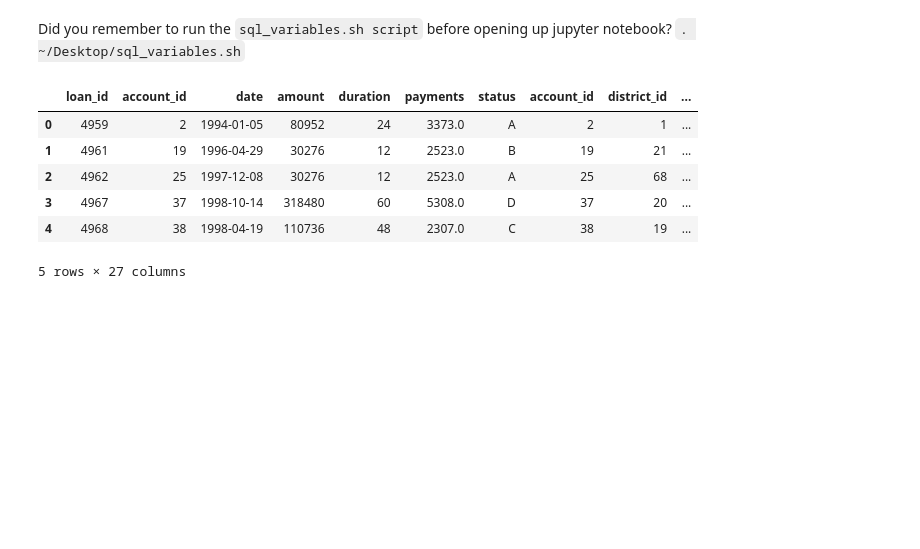
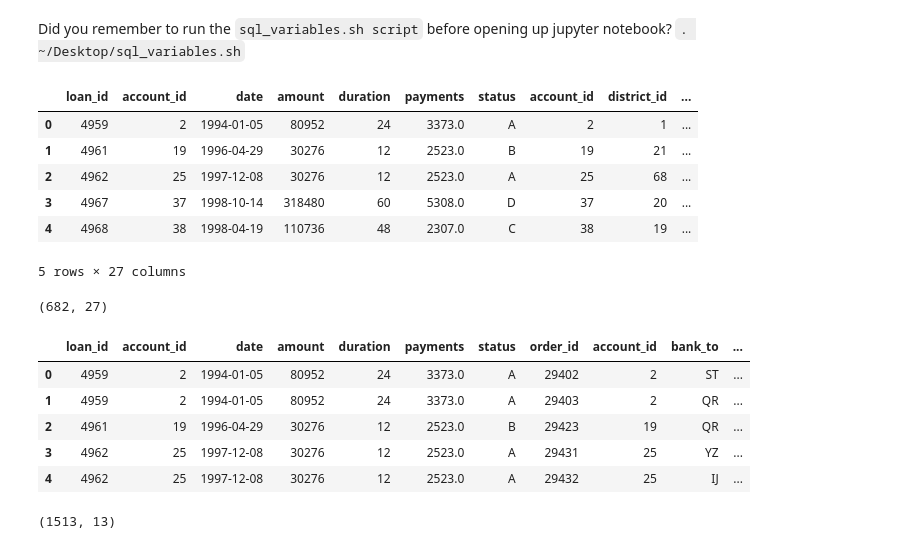
Before and after one commit to mecan80/DS_projects, a Jupyter notebook: unit4_project/data_export_from_mysql_server.ipynb, the cells around one changed output. Drawn from its saved outputs; the diff is of its cells as text; code cells hidden in the pictures; blank space fills up the shorter version.

```diff
--- a/unit4_project/data_export_from_mysql_server.ipynb
+++ b/unit4_project/data_export_from_mysql_server.ipynb
@@ -26,3 +25,23 @@ loan_df.head()
 | 3 | 4967 | 37 | 1998-10-14 | 318480 | 60 | 5308.0 | D | 37 | 20 | ... |
 | 4 | 4968 | 38 | 1998-04-19 | 110736 | 48 | 2307.0 | C | 38 | 19 | ... |
 5 rows × 27 columns
+# %%
+loan_df.shape
+# %% [output]
+(682, 27)
+# %%
+loan_order_df = pd.read_sql("SELECT * FROM loan l \
+                    JOIN financial.order o ON l.account_id = o.account_id", conn)
+# %%
+loan_order_df.head()
+# %% [output]
+|  | loan_id | account_id | date | amount | duration | payments | status | order_id | account_id | bank_to | ... |
+| 0 | 4959 | 2 | 1994-01-05 | 80952 | 24 | 3373.0 | A | 29402 | 2 | ST | ... |
+| 1 | 4959 | 2 | 1994-01-05 | 80952 | 24 | 3373.0 | A | 29403 | 2 | QR | ... |
+| 2 | 4961 | 19 | 1996-04-29 | 30276 | 12 | 2523.0 | B | 29423 | 19 | QR | ... |
+| 3 | 4962 | 25 | 1997-12-08 | 30276 | 12 | 2523.0 | A | 29431 | 25 | YZ | ... |
+| 4 | 4962 | 25 | 1997-12-08 | 30276 | 12 | 2523.0 | A | 29432 | 25 | IJ | ... |
+# %%
+loan_order_df.shape
+# %% [output]
+(1513, 13)
```
Also changed, not shown: parts of 5 cells of this notebook, 1 other file.
